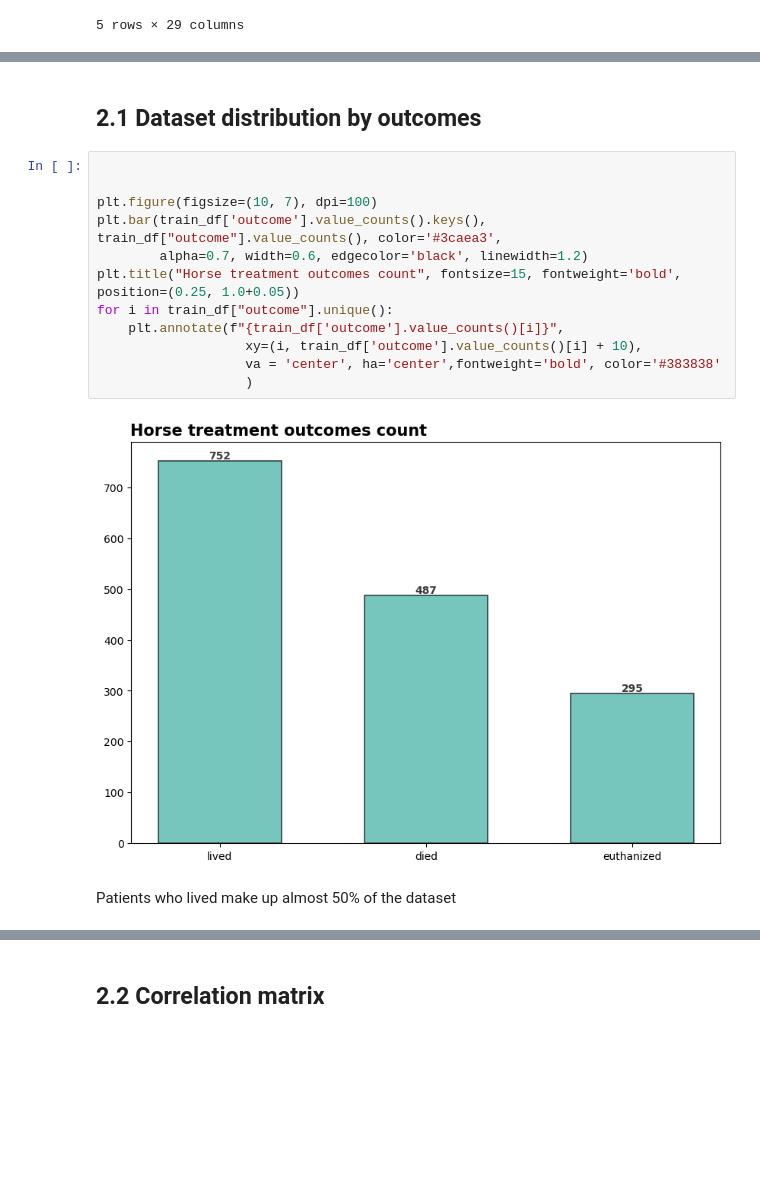
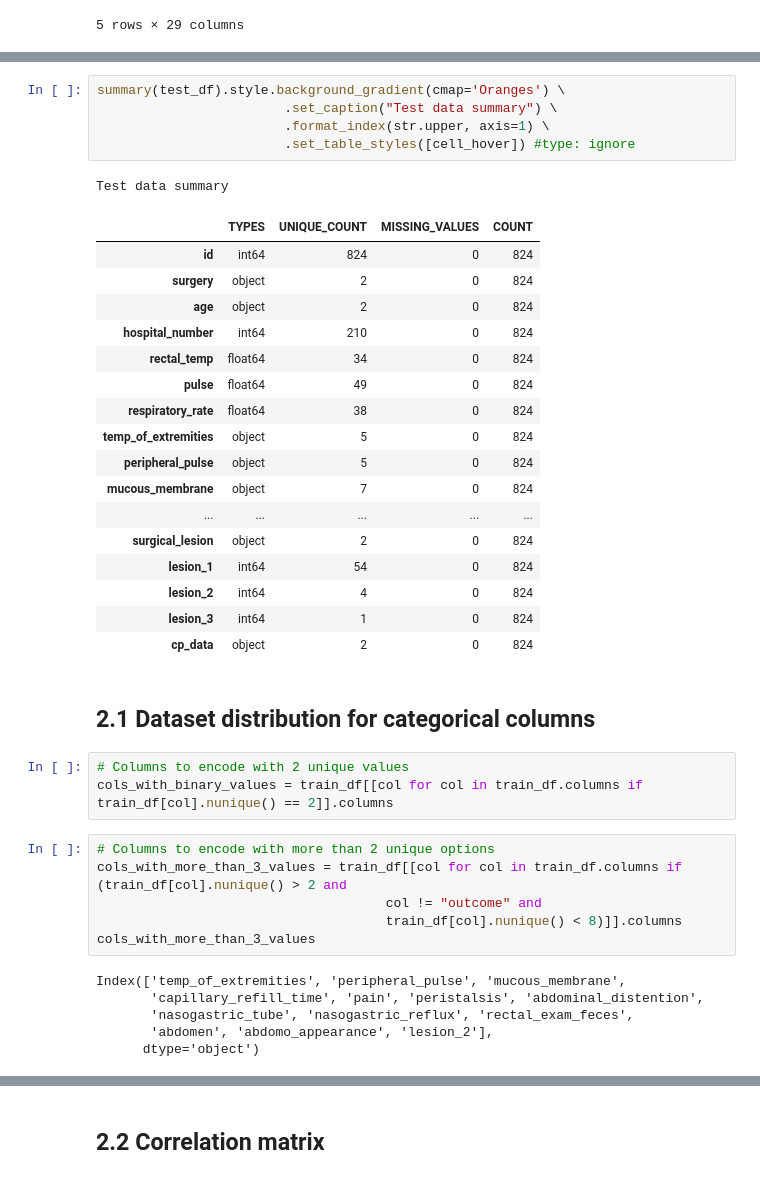
Before and after one commit to MateuszPryl/Horse_Health_Predicion_s3e22, a Jupyter notebook: Horse_Health_Outcome.ipynb, the cells around one changed output, grey strips where cells are left out. Drawn from its saved outputs; the diff is of its cells as text; blank space fills up the shorter version.

```diff
--- a/Horse_Health_Outcome.ipynb
+++ b/Horse_Health_Outcome.ipynb
@@ -79,18 +94,41 @@ memory usage: 359.5+ KB
+# %%
+summary(test_df).style.background_gradient(cmap='Oranges') \
+                        .set_caption("Test data summary") \
+                        .format_index(str.upper, axis=1) \
+                        .set_table_styles([cell_hover]) #type: ignore
+# %% [output]
+Test data summary
+|  | TYPES | UNIQUE_COUNT | MISSING_VALUES | COUNT |
+| id | int64 | 824 | 0 | 824 |
+| surgery | object | 2 | 0 | 824 |
+| age | object | 2 | 0 | 824 |
+| hospital_number | int64 | 210 | 0 | 824 |
+| rectal_temp | float64 | 34 | 0 | 824 |
+| pulse | float64 | 49 | 0 | 824 |
+| respiratory_rate | float64 | 38 | 0 | 824 |
+| temp_of_extremities | object | 5 | 0 | 824 |
+| peripheral_pulse | object | 5 | 0 | 824 |
+| mucous_membrane | object | 7 | 0 | 824 |
+| ... | ... | ... | ... | ... |
+| surgical_lesion | object | 2 | 0 | 824 |
+| lesion_1 | int64 | 54 | 0 | 824 |
+| lesion_2 | int64 | 4 | 0 | 824 |
+| lesion_3 | int64 | 1 | 0 | 824 |
+| cp_data | object | 2 | 0 | 824 |
 # %% [markdown]
-## 2.1 Dataset distribution by outcomes
+## 2.1 Dataset distribution for categorical columns
-# %%
-
-
-plt.figure(figsize=(10, 7), dpi=100)
-plt.bar(train_df['outcome'].value_counts().keys(), train_df["outcome"].value_counts(), color='#3caea3',
-        alpha=0.7, width=0.6, edgecolor='black', linewidth=1.2)
-plt.title("Horse treatment outcomes count", fontsize=15, fontweight='bold', position=(0.25, 1.0+0.05))
-for i in train_df["outcome"].unique():
-    plt.annotate(f"{train_df['outcome'].value_counts()[i]}",
-                   xy=(i, train_df['outcome'].value_counts()[i] + 10),
-                   va = 'center', ha='center',fontweight='bold', color='#383838'
-                   )
-# %% [output]
-[figure, removed]
-# %% [markdown]
-Patients who lived make up almost 50% of the dataset
+# %%
+# Columns to encode with 2 unique values
+cols_with_binary_values = train_df[[col for col in train_df.columns if train_df[col].nunique() == 2]].columns
+# %%
+# Columns to encode with more than 2 unique options
+cols_with_more_than_3_values = train_df[[col for col in train_df.columns if (train_df[col].nunique() > 2 and
+                                     col != "outcome" and
+                                     train_df[col].nunique() < 8)]].columns
+cols_with_more_than_3_values
+# %% [output]
+Index(['temp_of_extremities', 'peripheral_pulse', 'mucous_membrane',
+       'capillary_refill_time', 'pain', 'peristalsis', 'abdominal_distention',
+       'nasogastric_tube', 'nasogastric_reflux', 'rectal_exam_feces',
+       'abdomen', 'abdomo_appearance', 'lesion_2'],
+      dtype='object')
```
Also changed, not shown: parts of 37 cells of this notebook.
